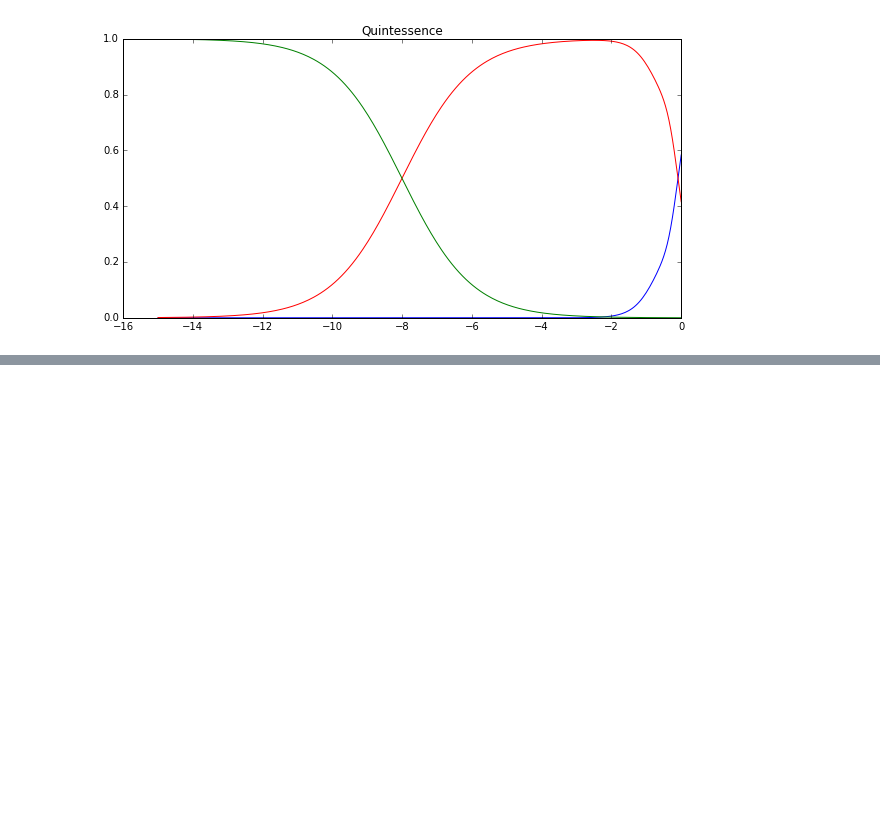
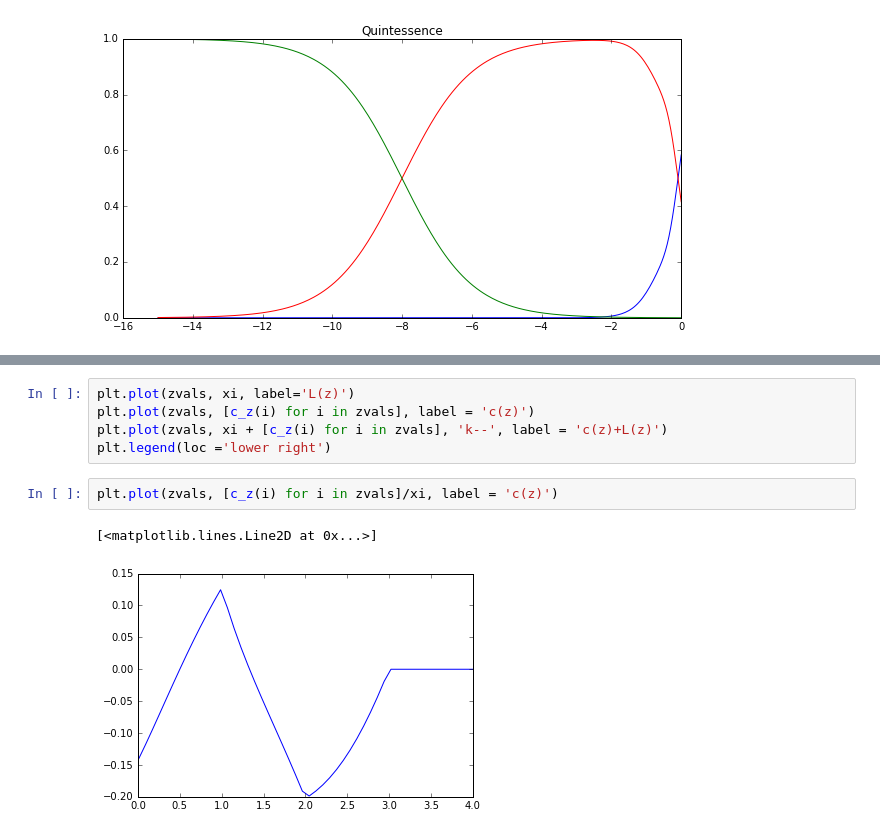
Before and after one commit to ja-vazquez/Scalar_Fields, a Jupyter notebook: Cosmo_rhos.ipynb, the cells around one changed output, grey strips where cells are left out. Drawn from its saved outputs; the diff is of its cells as text; blank space fills up the shorter version.

```diff
--- a/Cosmo_rhos.ipynb
+++ b/Cosmo_rhos.ipynb
@@ -409,0 +480,10 @@ plt.title('Quintessence')
+# %%
+plt.plot(zvals, xi, label='L(z)')
+plt.plot(zvals, [c_z(i) for i in zvals], label = 'c(z)')
+plt.plot(zvals, xi + [c_z(i) for i in zvals], 'k--', label = 'c(z)+L(z)')
+plt.legend(loc ='lower right')
+# %%
+plt.plot(zvals, [c_z(i) for i in zvals]/xi, label = 'c(z)')
+# %% [output]
+[<matplotlib.lines.Line2D at 0x...>]
+[figure, added]
```
Also changed, not shown: parts of 15 cells of this notebook.
